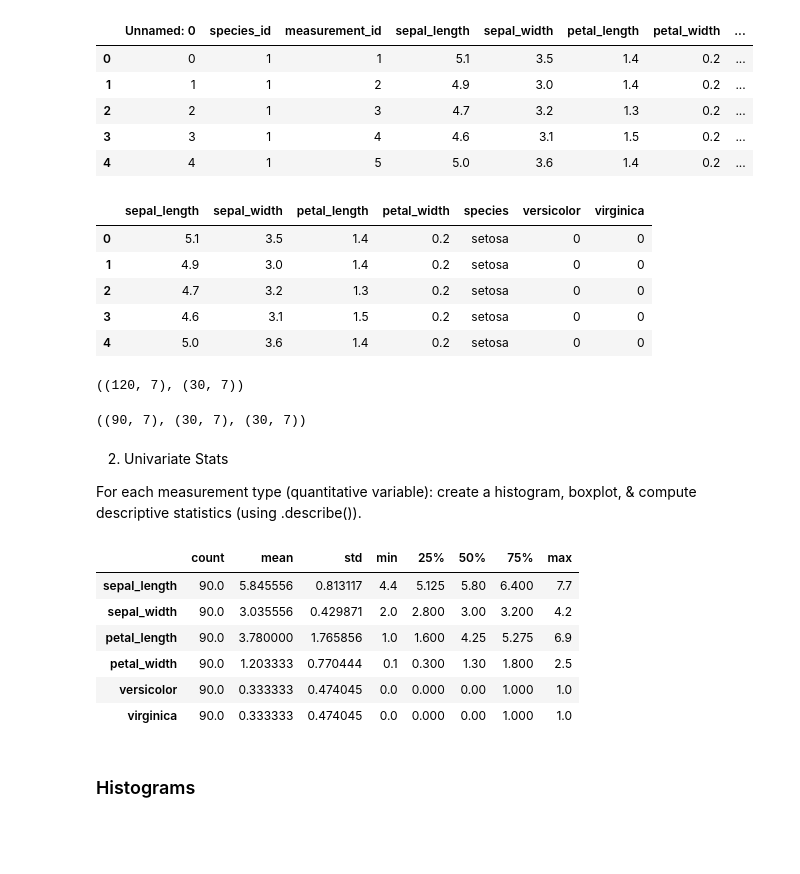
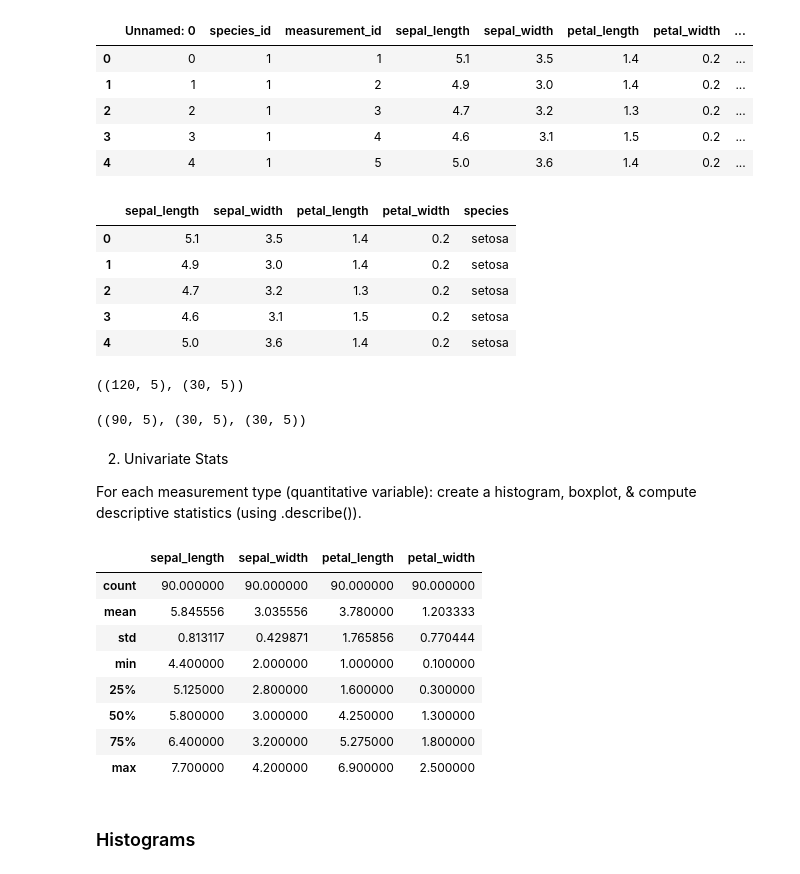
Before and after one commit to AndrewRachuig/classification-exercises, a Jupyter notebook: classification-exercises.ipynb, the cells around one changed output. Saved outputs shown, nothing was run; the diff lists cells and outputs as text; code cells hidden in the pictures; blank space fills up the shorter version.

```diff
--- a/classification-exercises.ipynb
+++ b/classification-exercises.ipynb
@@ -588,29 +558,33 @@ iris.head()
 | 4 | 4 | 1 | 5 | 5.0 | 3.6 | 1.4 | 0.2 | ... |
 # %%
 cleaned_iris = prepare.prep_iris(iris)
+cleaned_iris.drop(columns = ['versicolor', 'virginica'], inplace=True)
 cleaned_iris.head()
 # This step does not get rid of categorical columns yet so as to make exploratory data analysis easier to do. I will
 # remove this categorical column ('species_name') later.  I will however split it now in order to now explore the
 # data deeply.
+
+# Further, I'm dropping the "dummy columns for now so as to make the data easier to deal with for EDA. I can use them
+# later after this stage is done
 # %% [output]
-|  | sepal_length | sepal_width | petal_length | petal_width | species | versicolor | virginica |
-| 0 | 5.1 | 3.5 | 1.4 | 0.2 | setosa | 0 | 0 |
-| 1 | 4.9 | 3.0 | 1.4 | 0.2 | setosa | 0 | 0 |
-| 2 | 4.7 | 3.2 | 1.3 | 0.2 | setosa | 0 | 0 |
-| 3 | 4.6 | 3.1 | 1.5 | 0.2 | setosa | 0 | 0 |
-| 4 | 5.0 | 3.6 | 1.4 | 0.2 | setosa | 0 | 0 |
+|  | sepal_length | sepal_width | petal_length | petal_width | species |
+| 0 | 5.1 | 3.5 | 1.4 | 0.2 | setosa |
+| 1 | 4.9 | 3.0 | 1.4 | 0.2 | setosa |
+| 2 | 4.7 | 3.2 | 1.3 | 0.2 | setosa |
+| 3 | 4.6 | 3.1 | 1.5 | 0.2 | setosa |
+| 4 | 5.0 | 3.6 | 1.4 | 0.2 | setosa |
 # %%
 iris_train_validate, iris_test = train_test_split(cleaned_iris, train_size = 0.8, stratify = iris.species, random_state = 3323)
 # %%
 iris_train_validate.shape, iris_test.shape
 # %% [output]
-((120, 7), (30, 7))
+((120, 5), (30, 5))
 # %%
 iris_train, iris_validate = train_test_split(iris_train_validate, train_size = .75, stratify = iris_train_validate.species, random_state=1337)
 # %%
 iris_train.shape, iris_validate.shape, iris_test.shape
 # %% [output]
-((90, 7), (30, 7), (30, 7))
+((90, 5), (30, 5), (30, 5))
 # %% [markdown]
 2. Univariate Stats
 
@@ -618,16 +592,18 @@ For each measurement type (quantitative variable): create a histogram, boxplot,
 # %%
 # These are summary statistics for all quantitative variables in the iris_train dataset. While the "versicolor" and
 # "virginia" are merely dummy variables for the species categorical variable, it is nice to see they were evenly
 # distributed during the split
-iris_train.describe().T
+iris_train.describe()
 # %% [output]
-|  | count | mean | std | min | 25% | 50% | 75% | max |
-| sepal_length | 90.0 | 5.845556 | 0.813117 | 4.4 | 5.125 | 5.80 | 6.400 | 7.7 |
-| sepal_width | 90.0 | 3.035556 | 0.429871 | 2.0 | 2.800 | 3.00 | 3.200 | 4.2 |
-| petal_length | 90.0 | 3.780000 | 1.765856 | 1.0 | 1.600 | 4.25 | 5.275 | 6.9 |
-| petal_width | 90.0 | 1.203333 | 0.770444 | 0.1 | 0.300 | 1.30 | 1.800 | 2.5 |
-| versicolor | 90.0 | 0.333333 | 0.474045 | 0.0 | 0.000 | 0.00 | 1.000 | 1.0 |
-| virginica | 90.0 | 0.333333 | 0.474045 | 0.0 | 0.000 | 0.00 | 1.000 | 1.0 |
+|  | sepal_length | sepal_width | petal_length | petal_width |
+| count | 90.000000 | 90.000000 | 90.000000 | 90.000000 |
+| mean | 5.845556 | 3.035556 | 3.780000 | 1.203333 |
+| std | 0.813117 | 0.429871 | 1.765856 | 0.770444 |
+| min | 4.400000 | 2.000000 | 1.000000 | 0.100000 |
+| 25% | 5.125000 | 2.800000 | 1.600000 | 0.300000 |
+| 50% | 5.800000 | 3.000000 | 4.250000 | 1.300000 |
+| 75% | 6.400000 | 3.200000 | 5.275000 | 1.800000 |
+| max | 7.700000 | 4.200000 | 6.900000 | 2.500000 |
 # %% [markdown]
 ### Histograms
 # %%
```
Also changed, not shown: parts of 45 cells of this notebook, 1 other file.
